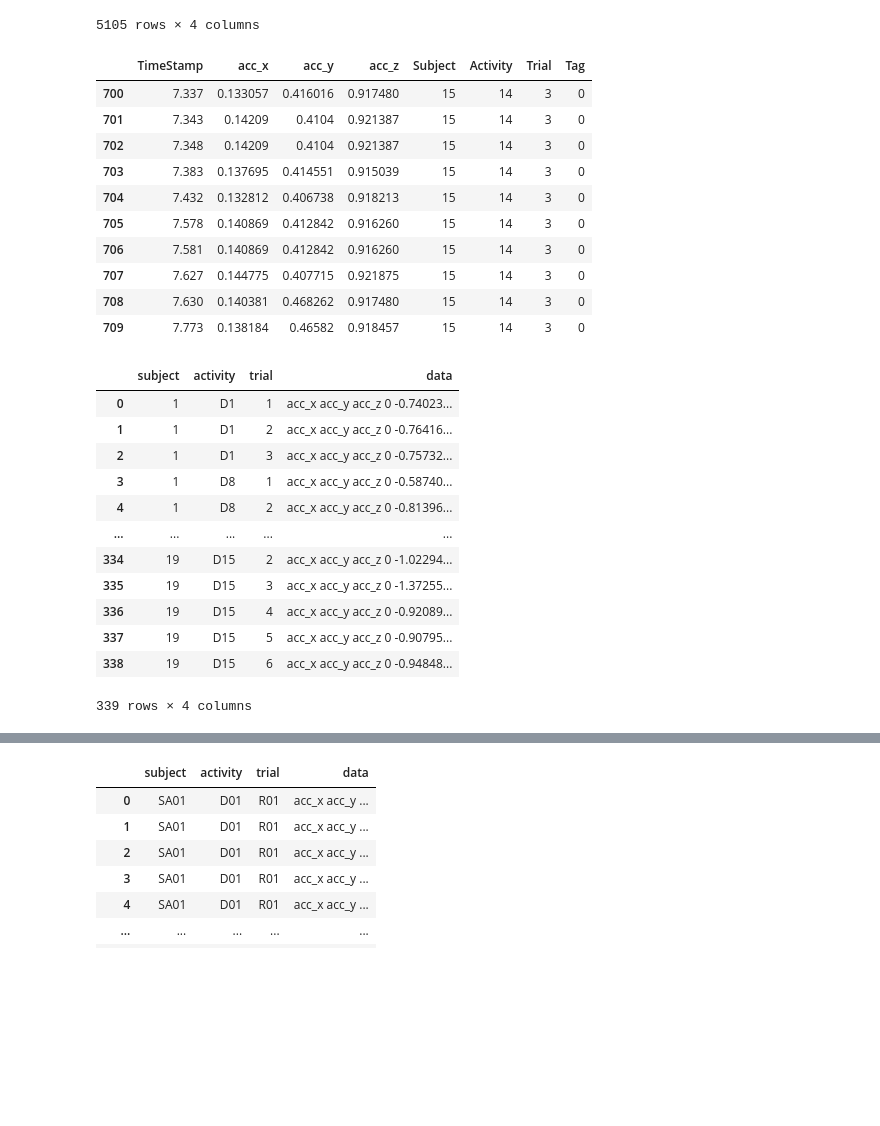
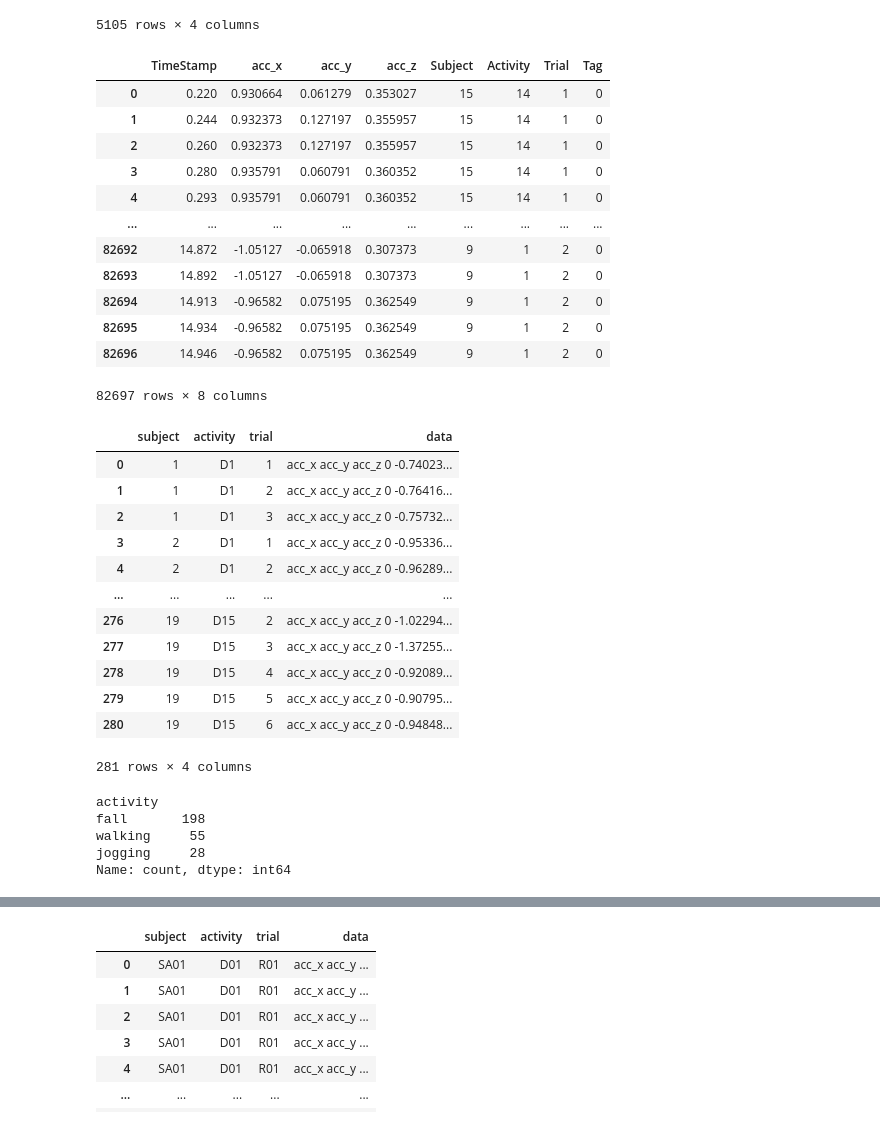
Before and after one commit to Amirjf/fall-detection, a Jupyter notebook: combined_datasets_adl_classification.ipynb, the cells around one changed output, grey strips where cells are left out. Drawn from its saved outputs; the diff is of its cells as text; code cells hidden in the pictures; blank space fills up the shorter version.

```diff
--- a/combined_datasets_adl_classification.ipynb
+++ b/combined_datasets_adl_classification.ipynb
@@ -68,52 +67,54 @@ def uma_search_csv_files(directory, activities_of_interest=None):
     for current_folder, _, files in os.walk(directory):
         for file in files:
             if file.endswith('.csv'):
                 if activities_of_interest is not None:
                     for activity in activities_of_interest:
                         # Use regex to match exact activity number
                         pattern = rf"{activity}(?=Trial|_|\.csv)"
                         if re.search(pattern, file):
                             full_path = os.path.join(current_folder, file)
                             csv_files.append(full_path)
                             break
                 else:
                     full_path = os.path.join(current_folder, file)
                     csv_files.append(full_path)
     return csv_files
 
 
-uma_files = uma_search_csv_files(directory=uma_dataset_folder, activities_of_interest=['Activity1','Activity2','Activity8','Activity13','Activity14','Activity15'])
+uma_files = uma_search_csv_files(directory=uma_dataset_folder, activities_of_interest=['Activity1','Activity2','Activity13','Activity14','Activity15'])
 
-combined_uma_df = pd.concat([pd.read_csv(file) for file in uma_files], ignore_index=True)
+raw_uma_df = pd.concat([pd.read_csv(file) for file in uma_files], ignore_index=True)
 
-combined_uma_df.rename(columns={
+raw_uma_df.rename(columns={
     'Accelerometer: x-axis (g)': 'acc_x',
     'Accelerometer: y-axis (g)': 'acc_y',
     'Accelerometer: z-axis (g)': 'acc_z',
     'Gyroscope: x-axis (rad/s)': 'gyro_x',
     'Gyroscope: y-axis (rad/s)': 'gyro_y',
     'Gyroscope: z-axis (rad/s)': 'gyro_z'
 }, inplace=True)
 
 # Display the shape of the combined dataframe
-combined_uma_df[700:710]
+raw_uma_df
 # %% [output]
 |  | TimeStamp | acc_x | acc_y | acc_z | Subject | Activity | Trial | Tag |
-| 700 | 7.337 | 0.133057 | 0.416016 | 0.917480 | 15 | 14 | 3 | 0 |
-| 701 | 7.343 | 0.14209 | 0.4104 | 0.921387 | 15 | 14 | 3 | 0 |
-| 702 | 7.348 | 0.14209 | 0.4104 | 0.921387 | 15 | 14 | 3 | 0 |
-| 703 | 7.383 | 0.137695 | 0.414551 | 0.915039 | 15 | 14 | 3 | 0 |
-| 704 | 7.432 | 0.132812 | 0.406738 | 0.918213 | 15 | 14 | 3 | 0 |
-| 705 | 7.578 | 0.140869 | 0.412842 | 0.916260 | 15 | 14 | 3 | 0 |
-| 706 | 7.581 | 0.140869 | 0.412842 | 0.916260 | 15 | 14 | 3 | 0 |
-| 707 | 7.627 | 0.144775 | 0.407715 | 0.921875 | 15 | 14 | 3 | 0 |
-| 708 | 7.630 | 0.140381 | 0.468262 | 0.917480 | 15 | 14 | 3 | 0 |
-| 709 | 7.773 | 0.138184 | 0.46582 | 0.918457 | 15 | 14 | 3 | 0 |
+| 0 | 0.220 | 0.930664 | 0.061279 | 0.353027 | 15 | 14 | 1 | 0 |
+| 1 | 0.244 | 0.932373 | 0.127197 | 0.355957 | 15 | 14 | 1 | 0 |
+| 2 | 0.260 | 0.932373 | 0.127197 | 0.355957 | 15 | 14 | 1 | 0 |
+| 3 | 0.280 | 0.935791 | 0.060791 | 0.360352 | 15 | 14 | 1 | 0 |
+| 4 | 0.293 | 0.935791 | 0.060791 | 0.360352 | 15 | 14 | 1 | 0 |
+| ... | ... | ... | ... | ... | ... | ... | ... | ... |
+| 82692 | 14.872 | -1.05127 | -0.065918 | 0.307373 | 9 | 1 | 2 | 0 |
+| 82693 | 14.892 | -1.05127 | -0.065918 | 0.307373 | 9 | 1 | 2 | 0 |
+| 82694 | 14.913 | -0.96582 | 0.075195 | 0.362549 | 9 | 1 | 2 | 0 |
+| 82695 | 14.934 | -0.96582 | 0.075195 | 0.362549 | 9 | 1 | 2 | 0 |
+| 82696 | 14.946 | -0.96582 | 0.075195 | 0.362549 | 9 | 1 | 2 | 0 |
+82697 rows × 8 columns
 # %%
 grouped_data = []
 
-# Sort by Subject, Activity, Trial, and TimeStamp to ensure proper ordering
-combined_df_sorted = combined_uma_df.sort_values(['Subject', 'Activity', 'Trial', 'TimeStamp']).reset_index(drop=True)
+
+combined_df_sorted = raw_uma_df.sort_values(['Subject', 'Activity', 'Trial', 'TimeStamp']).reset_index(drop=True)
 
 current_group = []
 current_subject = None
@@ -186,7 +187,7 @@ for idx, row in combined_df_sorted.iterrows():
         else:
             current_group.append(row.to_dict())
 
-# Don't forget the last group
+
 if current_group:
     group_df = pd.DataFrame(current_group)
     if INCLUDE_GYROSCOPE:
@@ -211,12 +212,12 @@ uma_raw_dataset
 | 0 | 1 | D1 | 1 | acc_x acc_y acc_z 0 -0.74023... |
 | 1 | 1 | D1 | 2 | acc_x acc_y acc_z 0 -0.76416... |
 | 2 | 1 | D1 | 3 | acc_x acc_y acc_z 0 -0.75732... |
-| 3 | 1 | D8 | 1 | acc_x acc_y acc_z 0 -0.58740... |
-| 4 | 1 | D8 | 2 | acc_x acc_y acc_z 0 -0.81396... |
+| 3 | 2 | D1 | 1 | acc_x acc_y acc_z 0 -0.95336... |
+| 4 | 2 | D1 | 2 | acc_x acc_y acc_z 0 -0.96289... |
 | ... | ... | ... | ... | ... |
-| 334 | 19 | D15 | 2 | acc_x acc_y acc_z 0 -1.02294... |
-| 335 | 19 | D15 | 3 | acc_x acc_y acc_z 0 -1.37255... |
-| 336 | 19 | D15 | 4 | acc_x acc_y acc_z 0 -0.92089... |
-| 337 | 19 | D15 | 5 | acc_x acc_y acc_z 0 -0.90795... |
-| 338 | 19 | D15 | 6 | acc_x acc_y acc_z 0 -0.94848... |
+| 276 | 19 | D15 | 2 | acc_x acc_y acc_z 0 -1.02294... |
+| 277 | 19 | D15 | 3 | acc_x acc_y acc_z 0 -1.37255... |
+| 278 | 19 | D15 | 4 | acc_x acc_y acc_z 0 -0.92089... |
+| 279 | 19 | D15 | 5 | acc_x acc_y acc_z 0 -0.90795... |
+| 280 | 19 | D15 | 6 | acc_x acc_y acc_z 0 -0.94848... |
-339 rows × 4 columns
+281 rows × 4 columns
@@ -222,0 +242,8 @@ uma_raw_dataset
+# %%
+uma_raw_dataset['activity'].value_counts()
+# %% [output]
+activity
+fall       198
+walking     55
+jogging     28
+Name: count, dtype: int64
```
Also changed, not shown: parts of 37 cells of this notebook, 9 other files.
